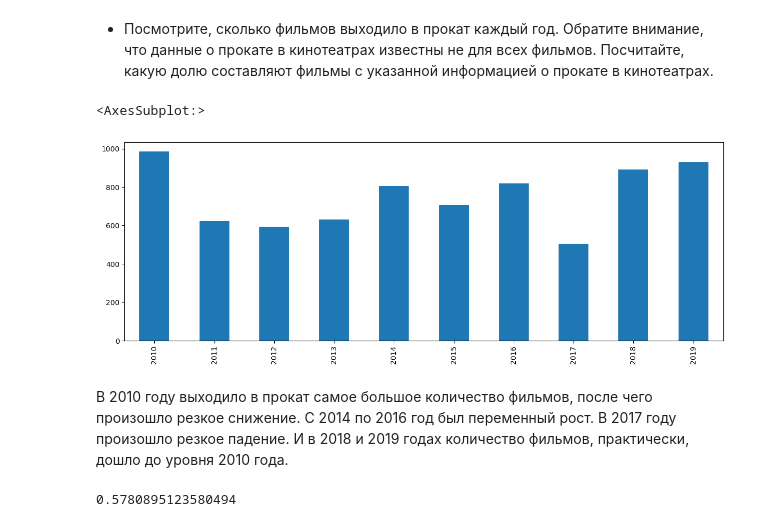
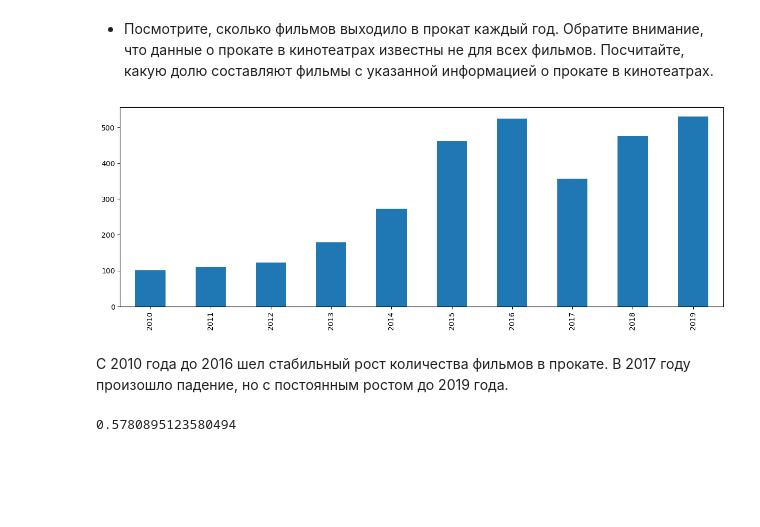
Before and after one commit to VSXV/Data-Science-Projects, a Jupyter notebook: 4. movies/rf_movies.ipynb, the cells around one changed output. Cells and saved outputs as stored; diff of their text form; code cells hidden in the pictures; blank space fills up the shorter version.

```diff
--- a/d11dfd07-1855-413a-b591-15d13f4190ed.ipynb
+++ b/4. movies/rf_movies.ipynb
@@ -392,12 +322,11 @@ data['state_support'] = (data['refundable_support'] + data['nonrefundable_suppor
 - Посмотрите, сколько фильмов выходило в прокат каждый год. Обратите внимание, что данные о прокате в кинотеатрах известны не для всех фильмов. Посчитайте, какую долю составляют фильмы с указанной информацией о прокате в кинотеатрах.
 # %%
 #Определяем количество фильмов выходивших каждый год. И построим гистограмму по порядку возрастания года.
-data['year'].value_counts().sort_index().plot(kind='bar', figsize=(15, 5))
+data[data['box_office'] > 0]['year'].value_counts().sort_index().plot(kind='bar', figsize=(15, 5));
 # %% [output]
-<AxesSubplot:>
-[figure, old version]
+[figure, new version]
-# %% [markdown]
-В 2010 году выходило в прокат самое большое количество фильмов, после чего произошло резкое снижение. С 2014 по 2016 год был переменный рост. В 2017 году произошло резкое падение. И в 2018 и 2019 годах количество фильмов, практически, дошло до уровня 2010 года.
+# %% [markdown]
+С 2010 года до 2016 шел стабильный рост количества фильмов в прокате. В 2017 году произошло падение, но с постоянным ростом до 2019 года.
 # %%
 #Определяем какую долю составлают фильмы с пропуском данных в столбце 'box_office' от общего количества фильмов.
 data['box_office'].isna().sum() / data['title'].count()
```
Also changed, not shown: parts of 29 cells of this notebook, 4 other files.
